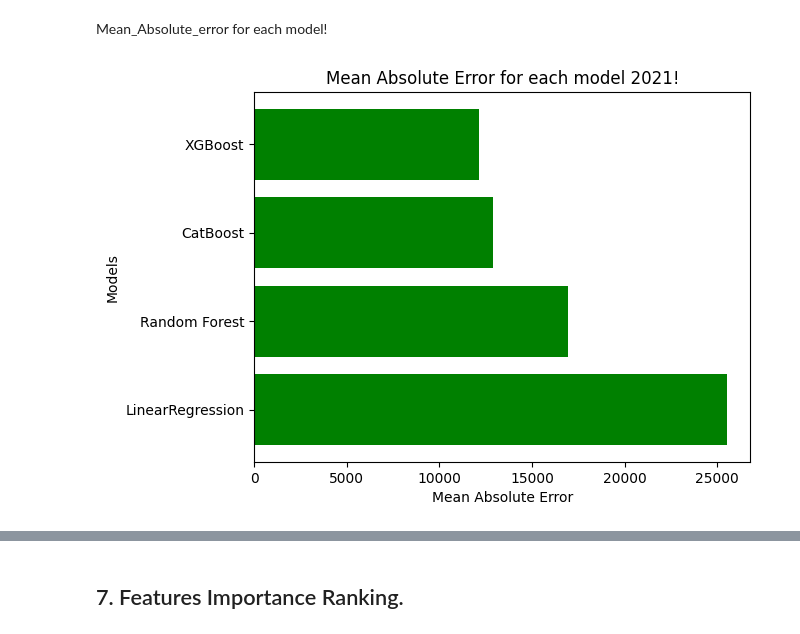
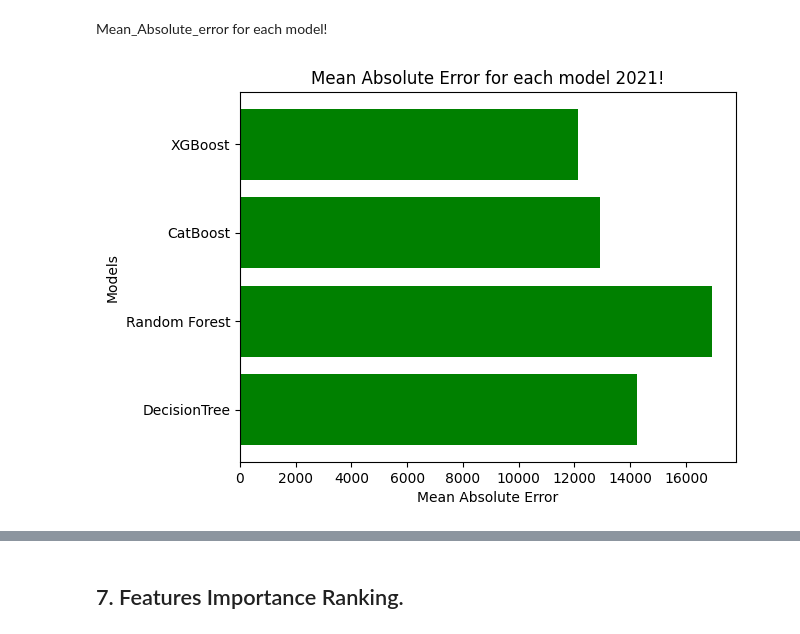
Before and after one commit to MGASALUCAS/TotoAfyaMbeya, a Jupyter notebook: Machine Learning Modeling - 2021.ipynb, the cells around one changed output, grey strips where cells are left out. Saved outputs shown, nothing was run; the diff lists cells and outputs as text; code cells hidden in the pictures.

```diff
--- a/Machine Learning Modeling - 2021.ipynb
+++ b/Machine Learning Modeling - 2021.ipynb
@@ -472,24 +404,24 @@ Mean_Absolute_error for each model!
 # %%
 import matplotlib.pyplot as plt
 import numpy as np
 
 # define the model names and their corresponding scores
-model_names_for_mse = ['LinearRegression', 'Random Forest', 'CatBoost', 'XGBoost']
-mean_squared_error = [maeLinearRegression, maeRandomForest, maeCatboost, maeXGboost]
+model_names_for_mse = ['DecisionTree', 'Random Forest', 'CatBoost', 'XGBoost']
+mean_squared_error = [maeDecisionTree, maeRandomForest, maeCatboost, maeXGboost]
 
 # create a horizontal bar plot to compare the model scores
 plt.barh(model_names_for_mse, mean_squared_error, color='green')
 
 # set the chart title and axis labels
 plt.title('Mean Absolute Error for each model 2021!')
 plt.ylabel('Models')
 plt.xlabel('Mean Absolute Error')
 
 
 # display the plot
 plt.show()
 # %% [output]
-[figure, old version]
+[figure, new version]
 # %%
 import matplotlib.pyplot as plt
 import numpy as np
```
Also changed, not shown: parts of 12 cells of this notebook.
